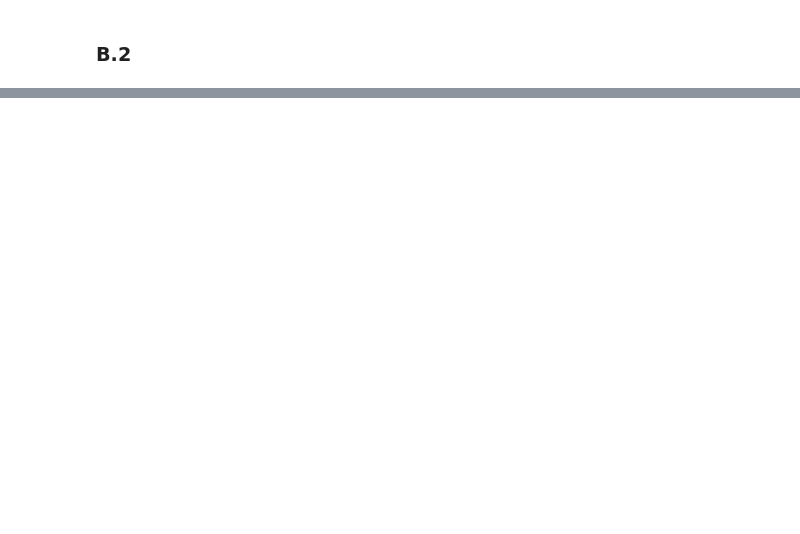
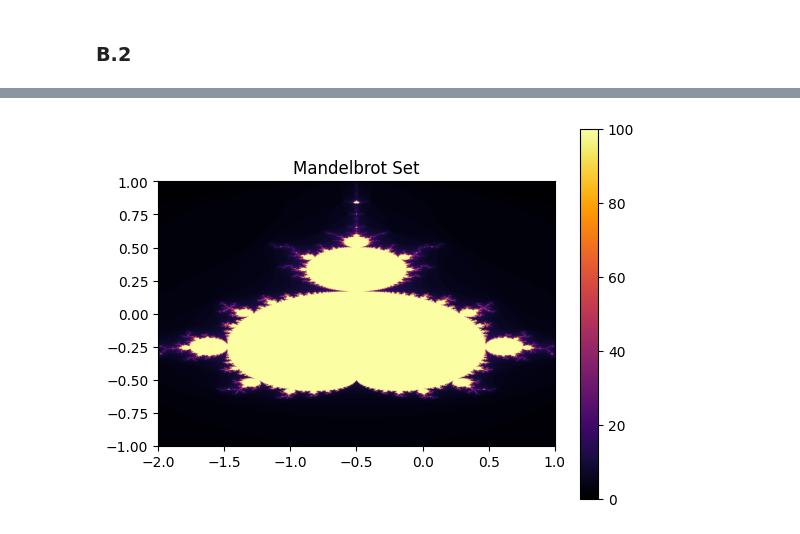
Before and after one commit to KthKittySquad/hpc, a Jupyter notebook: A3/assignment3.ipynb, the cells around one changed output, grey strips where cells are left out. Saved outputs shown, nothing was run; the diff lists cells and outputs as text; code cells hidden in the pictures; blank space fills up the shorter version.

```diff
--- a/A3/assignment3.ipynb
+++ b/A3/assignment3.ipynb
@@ -514,0 +479,48 @@ def mandelbrot_set(int width, int height, int x_min, int x_max, int y_min, int y
+# %%
+import torch
+import matplotlib.pyplot as plt
+
+
+def mandelbrot_set(width, height, x_min, x_max, y_min, y_max, max_iter=100):
+    """Generates the Mandelbrot set image."""
+    device = torch.device("cuda" if torch.cuda.is_available() else "cpu")
+
+    x_vals = torch.linspace(x_min, x_max, width, device=device)
+    y_vals = torch.linspace(y_min, y_max, height, device=device)
+
+    X, Y = torch.meshgrid(x_vals, y_vals, indexing="ij")
+    C = X + 1j * Y
+
+    Z = torch.zeros_like(C, device=device)
+    mask = torch.ones(C.shape, dtype=torch.bool, device=device)
+    iterations = torch.zeros(C.shape, dtype=torch.int32, device=device)
+
+    for i in range(max_iter):
+        Z[mask] = Z[mask]**2 + C[mask]
+
+        iter = mask & (torch.abs(Z) > 2)
+        iterations[iter] = i
+
+        mask = mask & (torch.abs(Z) <= 2)
+        if not mask.any():
+            break
+
+    iterations[mask] = max_iter
+
+    return iterations.cpu().numpy()
+
+
+# Parameters
+width, height = 1000, 800
+x_min, x_max, y_min, y_max = -2, 1, -1, 1
+
+# Generate fractal
+image = mandelbrot_set(width, height, x_min, x_max, y_min, y_max)
+
+# Display
+plt.imshow(image.T, cmap="inferno", extent=[x_min, x_max, y_min, y_max])
+plt.colorbar()
+plt.title("Mandelbrot Set")
+plt.show()
+# %% [output]
+[figure, added]
```
Also changed, not shown: parts of 7 cells of this notebook.
